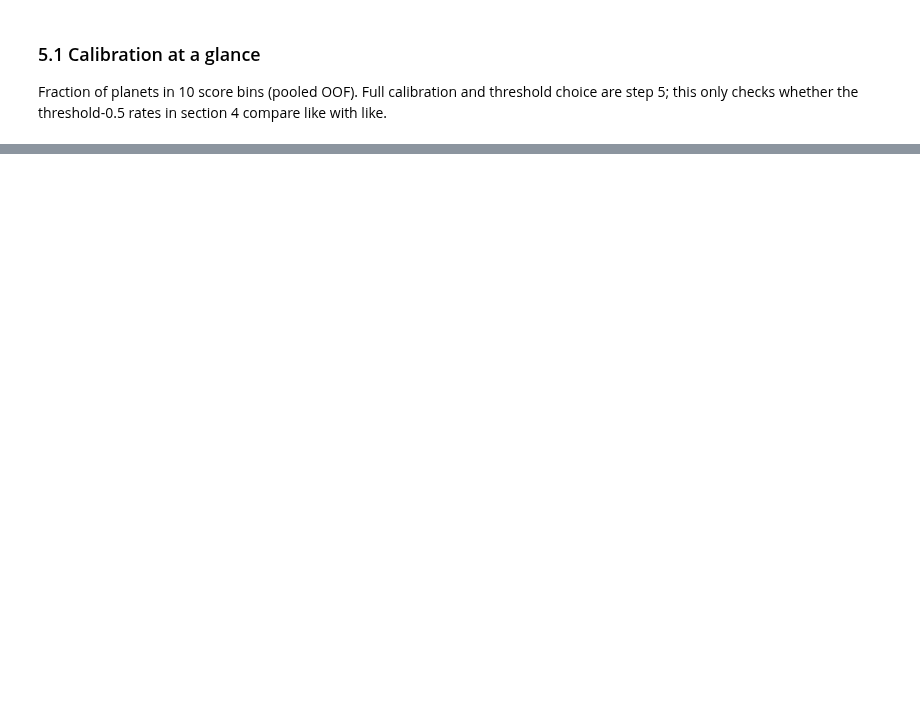
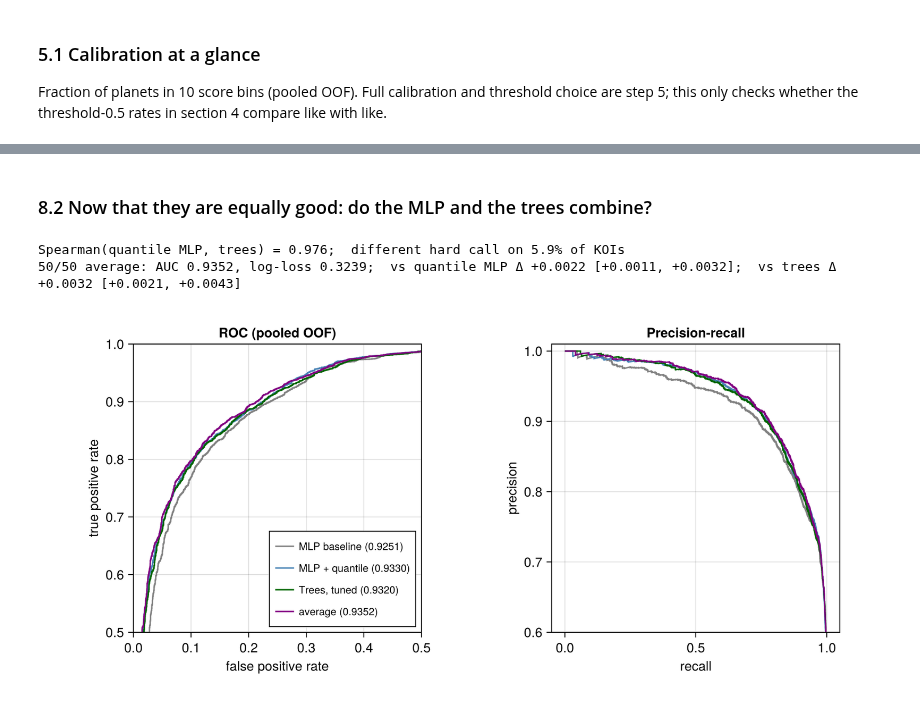
Before and after one commit to mburchnmsu/exoplanet-vetting, a Jupyter notebook: exo101326.ipynb, the cells around one changed output, grey strips where cells are left out. Drawn from its saved outputs; the diff is of its cells as text; code cells hidden in the pictures; blank space fills up the shorter version.

```diff
--- a/exo101326.ipynb
+++ b/exo101326.ipynb
@@ -221,0 +411,13 @@ CONCLUSIONS_PLACEHOLDER
+# %%
+mlp2 = load_cv("cv_mlp_lr3_e600_r5s10.jld2")
+@assert mlp2.folds == base.folds
+c_b = compare_cv(mlp2, base, pool; null = null_auc)
+c_t = compare_cv(mlp2, tuned, pool)
+c_l = compare_cv(mlp2, base, pool; null = null_ll, metric = logloss)
+@printf("tuned MLP: AUC %.4f, log-loss %.4f\n", c_b.A, c_l.A)
+@printf("  vs baseline MLP: Δ AUC %+.4f [%+.4f, %+.4f], p_null %.3f;  Δ log-loss %+.4f [%+.4f, %+.4f]\n",
+        c_b.delta, c_b.ci_lo, c_b.ci_hi, c_b.p_null, c_l.delta, c_l.ci_lo, c_l.ci_hi)
+@printf("  vs tuned trees:   Δ AUC %+.4f [%+.4f, %+.4f]  (gap closed: %.0f%%)\n",
+        c_t.delta, c_t.ci_lo, c_t.ci_hi, 100 * c_b.delta / (c_b.delta - c_t.delta))
+@printf("  median best epoch %.0f (baseline %.0f); runs stopping within patience of the cap: %.1f%%\n",
+        median(mlp2.results.best_epoch), median(base.results.best_epoch), 100 * mean(mlp2.results.best_epoch .>= 550))
@@ -221,0 +483,8 @@ CONCLUSIONS_PLACEHOLDER
+# %%
+s_q = oof_scores(mq)
+blind4 = select(blind, :group, :n, "MLP (baseline)", "Trees, tuned")
+blind4[!, "MLP + quantile"] = [round(100 * err_rate(s_q, m, startswith(g, "FP")); digits = 1) for (g, m) in groups]
+src4 = select(src_tbl, :tce_source, :n, "MLP (baseline) AUC", "Trees, tuned AUC")
+src4[!, "MLP + quantile AUC"] = [fast_auc(y[a.tce_source .== t], s_q[a.tce_source .== t]) for t in src4.tce_source]
+println(src4)
+blind4
@@ -221,0 +514,27 @@ CONCLUSIONS_PLACEHOLDER
+# %% [markdown]
+### 8.2 Now that they are equally good: do the MLP and the trees combine?
+# %%
+avg4 = (oof = (mq.oof .+ tuned.oof) ./ 2, folds = base.folds, kepoi = base.kepoi)
+c4_q = compare_cv(avg4, mq, pool)
+c4_t = compare_cv(avg4, tuned, pool)
+@printf("Spearman(quantile MLP, trees) = %.3f;  different hard call on %.1f%% of KOIs\n",
+        corspearman(s_q, s_tree), 100 * mean((s_q .>= 0.5) .!= (s_tree .>= 0.5)))
+@printf("50/50 average: AUC %.4f, log-loss %.4f;  vs quantile MLP Δ %+.4f [%+.4f, %+.4f];  vs trees Δ %+.4f [%+.4f, %+.4f]\n",
+        c4_q.A, logloss(y, oof_scores(avg4)), c4_q.delta, c4_q.ci_lo, c4_q.ci_hi, c4_t.delta, c4_t.ci_lo, c4_t.ci_hi)
+fig = Figure(size = (900, 400))
+a1 = Axis(fig[1, 1]; xlabel = "false positive rate", ylabel = "true positive rate", title = "ROC (pooled OOF)", aspect = 1)
+a2 = Axis(fig[1, 2]; xlabel = "recall", ylabel = "precision", title = "Precision-recall", aspect = 1)
+for ((name, sc), col) in zip((("MLP baseline", s_mlp), ("MLP + quantile", s_q), ("Trees, tuned", s_tree),
+                              ("average", oof_scores(avg4))), (:gray, :steelblue, :darkgreen, :purple))
+    fpr, tpr = roccurve(Int.(y), sc); rec, prec = prcurve(Int.(y), sc)
+    lines!(a1, fpr, tpr; color = col, label = @sprintf("%s (%.4f)", name, fast_auc(y, sc)))
+    lines!(a2, rec, prec; color = col)
+end
+axislegend(a1; position = :rb, labelsize = 11)
+xlims!(a1, 0, 0.5); ylims!(a1, 0.5, 1.0); ylims!(a2, 0.6, 1.01)
+savefig("exo101326_transforms_roc.png", fig)
+fig
+# %% [output]
+Spearman(quantile MLP, trees) = 0.976;  different hard call on 5.9% of KOIs
+50/50 average: AUC 0.9352, log-loss 0.3239;  vs quantile MLP Δ +0.0022 [+0.0011, +0.0032];  vs trees Δ +0.0032 [+0.0021, +0.0043]
+[figure, added]
```
Also changed, not shown: parts of 44 cells of this notebook, 55 other files.
